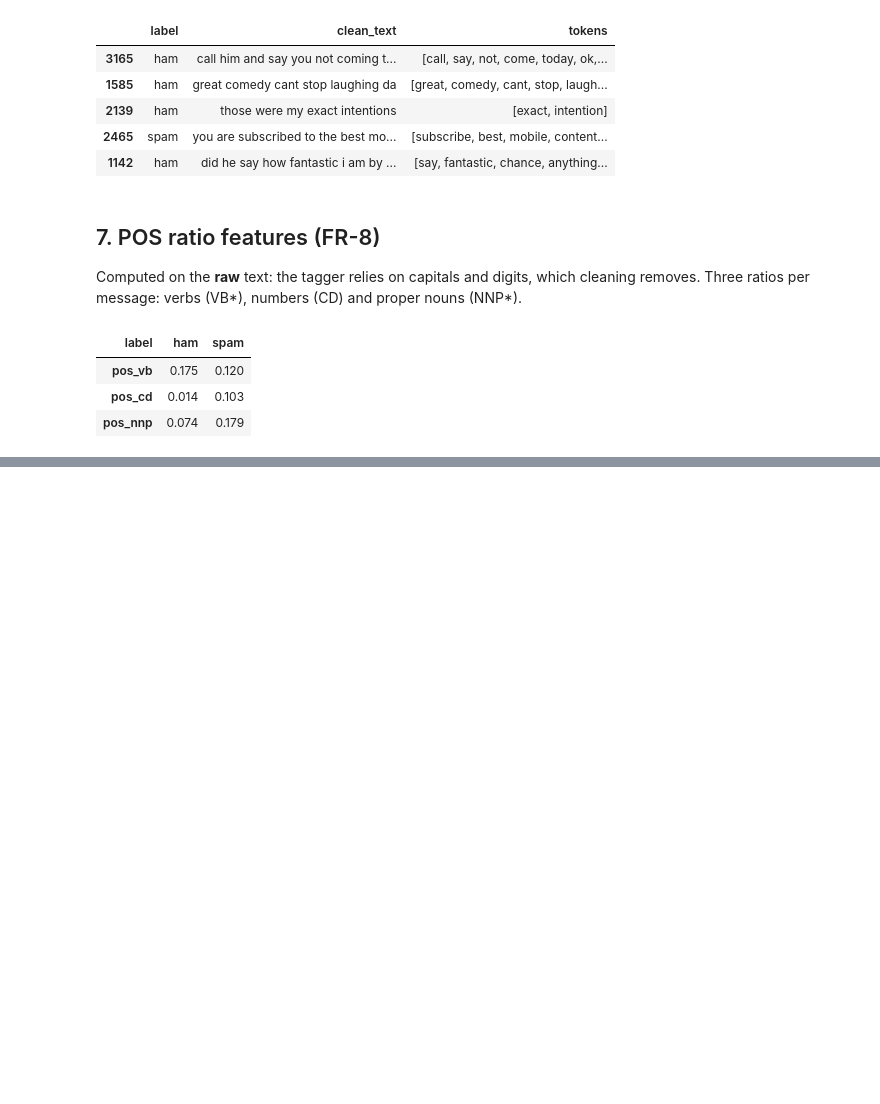
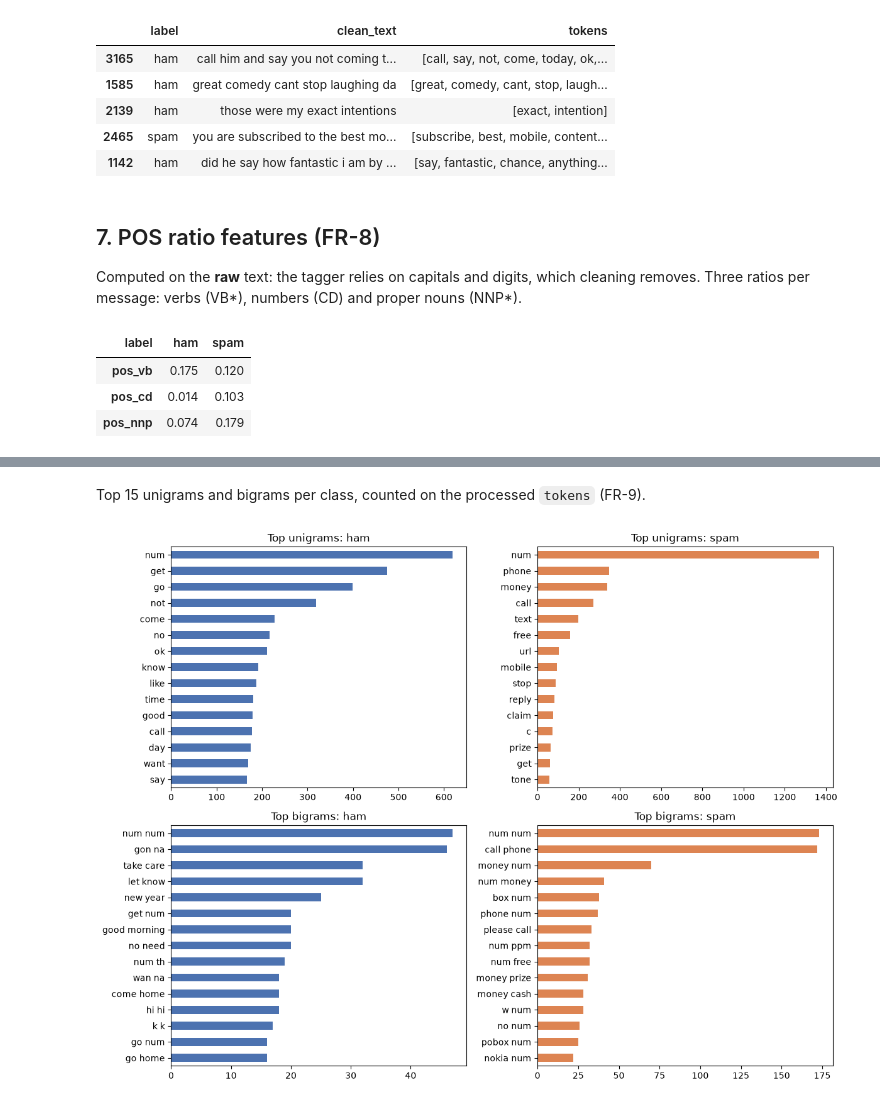
Before and after one commit to imadmurr/sms-spam-detector, a Jupyter notebook: sms_spam_detector.ipynb, the cells around one changed output, grey strips where cells are left out. Drawn from its saved outputs; the diff is of its cells as text; code cells hidden in the pictures; blank space fills up the shorter version.

```diff
--- a/sms_spam_detector.ipynb
+++ b/sms_spam_detector.ipynb
@@ -353,0 +383,21 @@ df.groupby("label")[POS_FEATURES].mean().T.round(3)
+# %% [markdown]
+Top 15 unigrams and bigrams per class, counted on the processed `tokens` (FR-9).
+# %%
+def top_ngrams(token_lists, n, k=15):
+    """Most frequent n-grams across a collection of token lists."""
+    counts = Counter(" ".join(g) for tokens in token_lists for g in ngrams(tokens, n))
+    return pd.Series(dict(counts.most_common(k)))
+
+
+fig, axes = plt.subplots(2, 2, figsize=(12, 9))
+for row, n in enumerate([1, 2]):
+    for col, label in enumerate(["ham", "spam"]):
+        top = top_ngrams(train.loc[train["label"] == label, "tokens"], n)
+        ax = axes[row, col]
+        top.iloc[::-1].plot.barh(ax=ax, color=COLORS[label])
+        ax.set_title(f"Top {'unigrams' if n == 1 else 'bigrams'}: {label}")
+plt.tight_layout()
+plt.savefig(FIG_DIR / "top_ngrams.png", dpi=150)
+plt.show()
+# %% [output]
+[figure, added]
```
Also changed, not shown: parts of 8 cells of this notebook, 4 other files.
